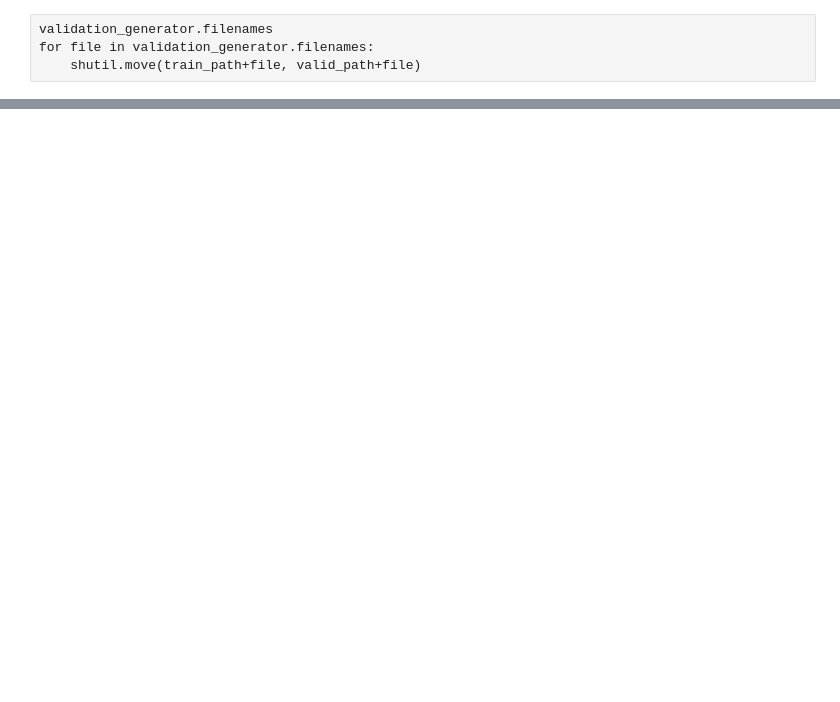
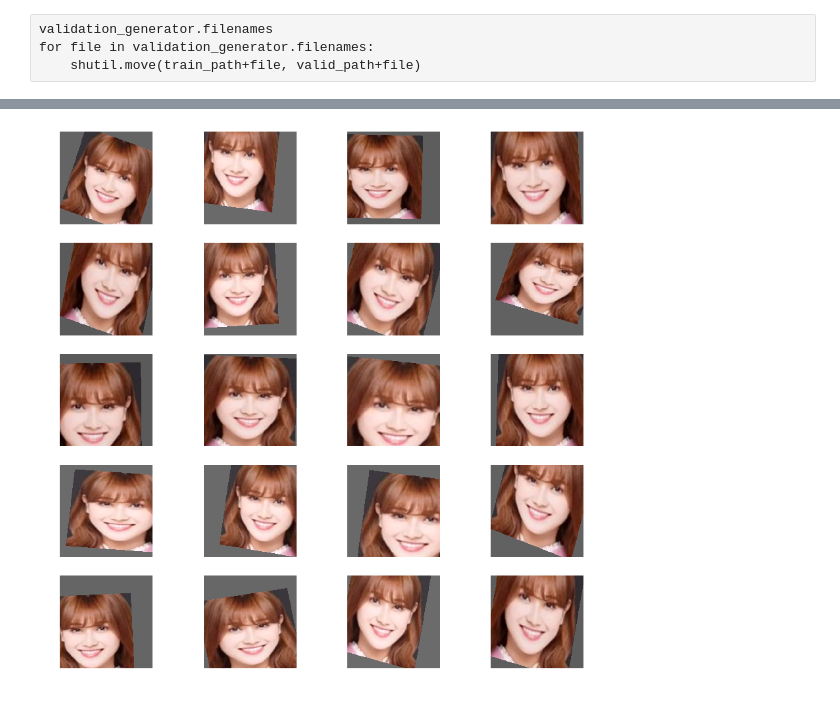
Before and after one commit to nickiechang/whoisshe, a Jupyter notebook: whoisshe.ipynb, the cells around one changed output, grey strips where cells are left out. Drawn from its saved outputs; the diff is of its cells as text; code cells hidden in the pictures; blank space fills up the shorter version.

```diff
--- a/whoisshe.ipynb
+++ b/whoisshe.ipynb
@@ -246,0 +263,14 @@ model.evaluate_generator(generator=validation_generator,steps=STEP_SIZE_VALID)
+# %%
+i = 0
+for batch in train_datagen.flow(img, batch_size=10,save_to_dir="augmentation/", save_prefix="akane", save_format="png"):
+    plt.subplot(5,4,1 + i)
+    plt.axis("off")
+    augImage = batch[0]
+    augImage = augImage.astype("float32")
+    #augImage /= 255
+    plt.imshow(augImage)
+    i += 1
+    if i > 19:
+        break
+# %% [output]
+[figure, added]
```
Also changed, not shown: parts of 18 cells of this notebook.
